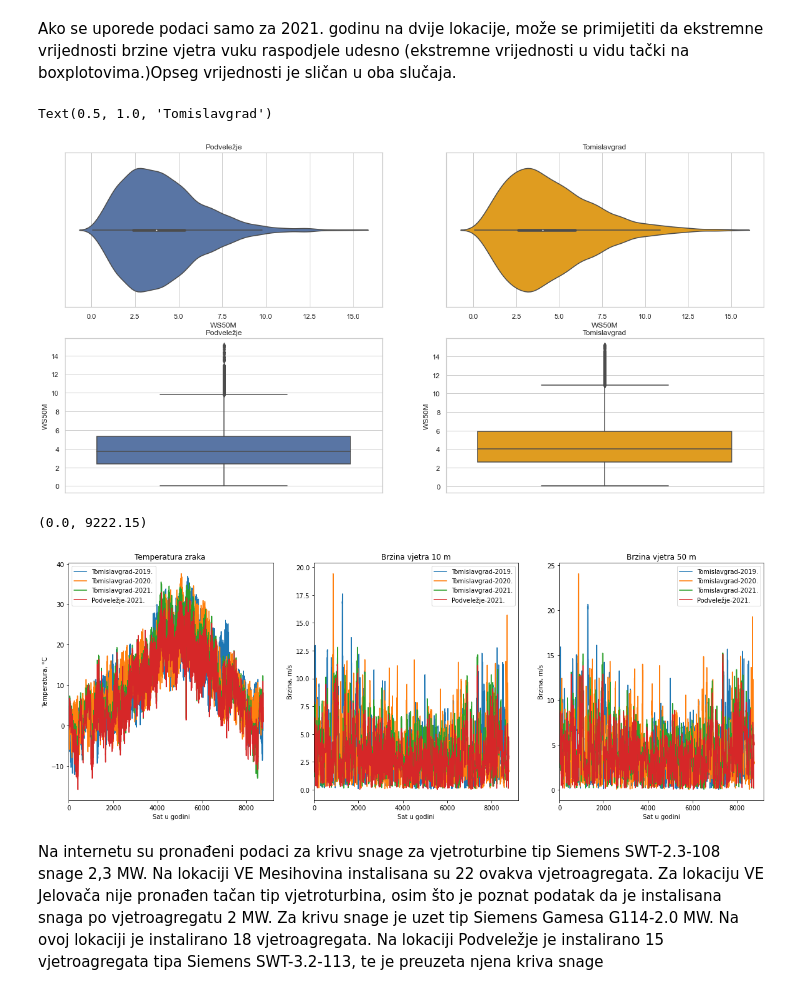
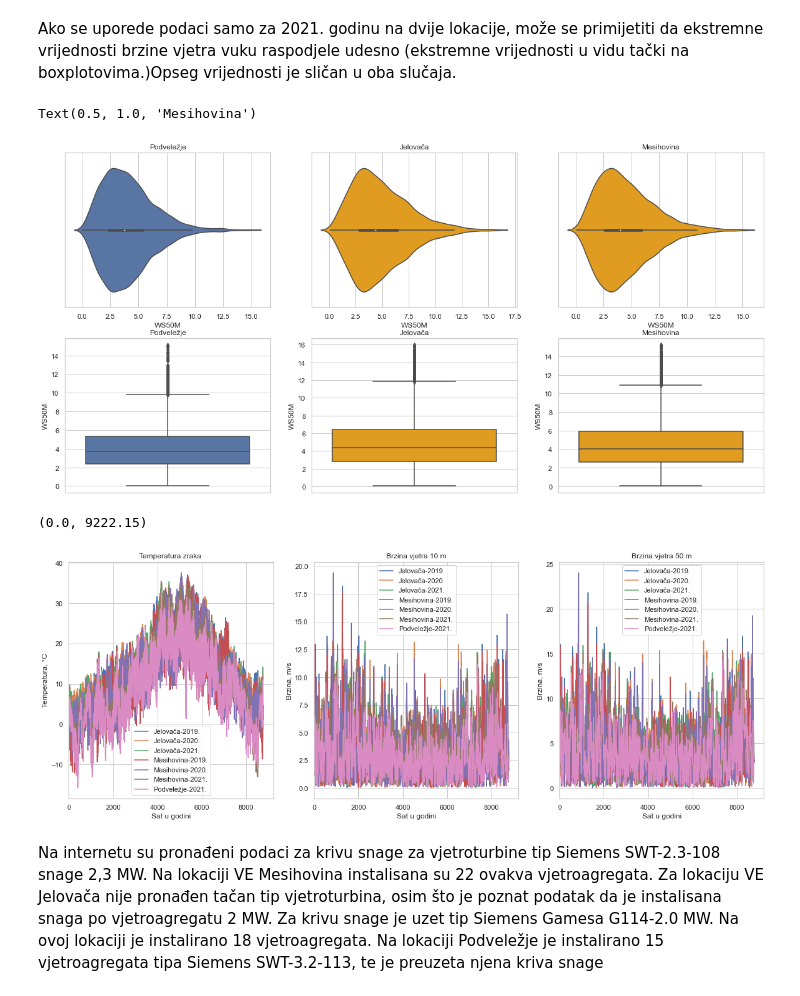
Before and after one commit to ehlimana/Electricity-analysis, a Jupyter notebook: VE.ipynb, the cells around one changed output. Drawn from its saved outputs; the diff is of its cells as text; code cells hidden in the pictures.

Commit message:
Add accurate files for VE Mesihovina and Jelovaca  and delete old ones

```diff
--- a/VE.ipynb
+++ b/VE.ipynb
@@ -29,2 +17,14 @@ file1_mostar_2021=open_the_file("POWER_Point_Hourly_20210101_20220101_043d3145N_
+# %%
+#otvaranje podataka
+
+file2_jel=open_the_file("jel_2019.xlsx")
+file2_jel_2020=open_the_file("jel_2020.xlsx")
+file2_jel_2021=open_the_file("jel_2021.xlsx")
+
+file2_mes=open_the_file("mes_2019.xlsx")
+file2_mes_2020=open_the_file("mes_2020.xlsx")
+file2_mes_2021=open_the_file("mes_2021.xlsx")
+
+file2_podv_2021=open_the_file("podv_2021.xlsx")
 # %% [markdown]
 Svi fajlovi su strukturirani kao naredni - prikazana prva 2 reda i sastoje se od satnih podataka za jednu godinu (cca. 8800 podataka koji se odnose na temperaturu zraka na visini od 2 m (T2M), brzini vjetra na visini od 10 m, i 50 m (WS10M i WS50M), te pravcu vjetra na 10 m visine (WD10M). Za svaki podatak su zabilježeni sat, dan, godina i mjesec.
@@ -160,2 +187,2 @@ file1_mostar_2021.loc[file1_mostar_2021["WS50M"]<-800].head(2)
 # %%
-file1_mostar_2021.loc[file1_mostar_2021["WS50M"]<-800]=file1_mostar_2021["WS50M"].mean()
+file2_podv_2021.loc[file2_podv_2021["WS50M"]<-800]=file2_podv_2021["WS50M"].mean()
@@ -194,52 +219,59 @@ Text(0.5, 1.0, 'Mostar')
 Ako se uporede podaci samo za 2021. godinu na dvije lokacije, može se primijetiti da ekstremne vrijednosti brzine vjetra vuku raspodjele udesno (ekstremne vrijednosti u vidu tački na boxplotovima.)Opseg vrijednosti je sličan u oba slučaja.
 # %%
 sns.set_theme(style="whitegrid")
-fig, ax=plt.subplots(nrows=2,ncols=2, figsize=(20,10))
+fig, ax=plt.subplots(nrows=2,ncols=3, figsize=(20,10))
 
-sns.violinplot(x=file1_mostar_2021["WS50M"],ax=ax[0,0])
+sns.violinplot(x=file2_podv_2021["WS50M"],ax=ax[0,0])
 ax[0,0].set_title("Podveležje")
 
-ax[0,1] = sns.violinplot(x=file2_tom_2021["WS50M"],ax=ax[0,1],color="orange")
-ax[0,1].set_title("Tomislavgrad")
+ax[0,1] = sns.violinplot(x=file2_jel_2021["WS50M"],ax=ax[0,1],color="orange")
+ax[0,1].set_title("Jelovača")
+
+ax[0,2] = sns.violinplot(x=file2_mes_2021["WS50M"],ax=ax[0,2],color="orange")
+ax[0,2].set_title("Mesihovina")
 
 
-sns.boxplot(y=file1_mostar_2021["WS50M"],ax=ax[1,0])
+
+sns.boxplot(y=file2_podv_2021["WS50M"],ax=ax[1,0])
 ax[1,0].set_title("Podveležje")
 
-ax[1,0] = sns.boxplot(y=file2_tom_2021["WS50M"],ax=ax[1,1],color="orange")
-ax[1,0].set_title("Tomislavgrad")
+ax[1,0] = sns.boxplot(y=file2_jel_2021["WS50M"],ax=ax[1,1],color="orange")
+ax[1,0].set_title("Jelovača")
+
+ax[1,2] = sns.boxplot(y=file2_mes_2021["WS50M"],ax=ax[1,2],color="orange")
+ax[1,2].set_title("Mesihovina")
 # %% [output]
-Text(0.5, 1.0, 'Tomislavgrad')
+Text(0.5, 1.0, 'Mesihovina')
-[figure, old version]
+[figure, new version]
 # %%
 fig, ax=plt.subplots(ncols=3, figsize=(20,7))
-file_names=[file2_tom,file2_tom_2020,file2_tom_2021,file1_mostar_2021]
-cities=["Tomislavgrad-2019.","Tomislavgrad-2020.","Tomislavgrad-2021.","Podveležje-2021."]
+file_names=[file2_jel,file2_jel_2020,file2_jel_2021,file2_mes,file2_mes_2020,file2_mes_2021,file2_podv_2021]
+cities=["Jelovača-2019.","Jelovača-2020.","Jelovača-2021.","Mesihovina-2019.","Mesihovina-2020.","Mesihovina-2021.","Podveležje-2021."]
 
 
 [i['T2M'].plot(ax=ax[0],label=cities[k]) for k,i in enumerate(file_names) ]
 ax[0].set_title("Temperatura zraka ")
 ax[0].set_xlabel("Sat u godini")
 ax[0].set_ylabel("Temperatura, °C")
 ax[0].legend()
 ax[0].set_xlim(0)
 
 [i["WS10M"].plot(ax=ax[1],label=cities[k]) for k,i in enumerate(file_names) ]
 ax[1].set_title("Brzina vjetra 10 m")
 ax[1].set_xlabel("Sat u godini")
 ax[1].set_ylabel("Brzina, m/s")
 ax[1].legend()
 ax[1].set_xlim(0)
 
 [i["WS50M"].plot(ax=ax[2],label=cities[k]) for k,i in enumerate(file_names) ]
 ax[2].set_title("Brzina vjetra 50 m")
 ax[2].set_xlabel("Sat u godini")
 ax[2].set_ylabel("Brzina, m/s")
 ax[2].legend()
 ax[2].set_xlim(0)
 # %% [output]
 (0.0, 9222.15)
-[figure, old version]
+[figure, new version]
 # %% [markdown]
 Na internetu su pronađeni podaci za krivu snage za vjetroturbine tip Siemens SWT-2.3-108 snage 2,3 MW. Na lokaciji VE Mesihovina instalisana su 22 ovakva vjetroagregata. Za lokaciju VE Jelovača nije pronađen tačan tip vjetroturbina, osim što je poznat podatak da je instalisana snaga po vjetroagregatu 2 MW. Za krivu snage je uzet tip Siemens Gamesa G114-2.0 MW. Na ovoj lokaciji je instalirano 18 vjetroagregata.
 Na lokaciji Podveležje je instalirano 15 vjetroagregata tipa Siemens SWT-3.2-113, te je preuzeta njena kriva snage
```
Also changed, not shown: parts of 45 cells of this notebook, 5 other files.
